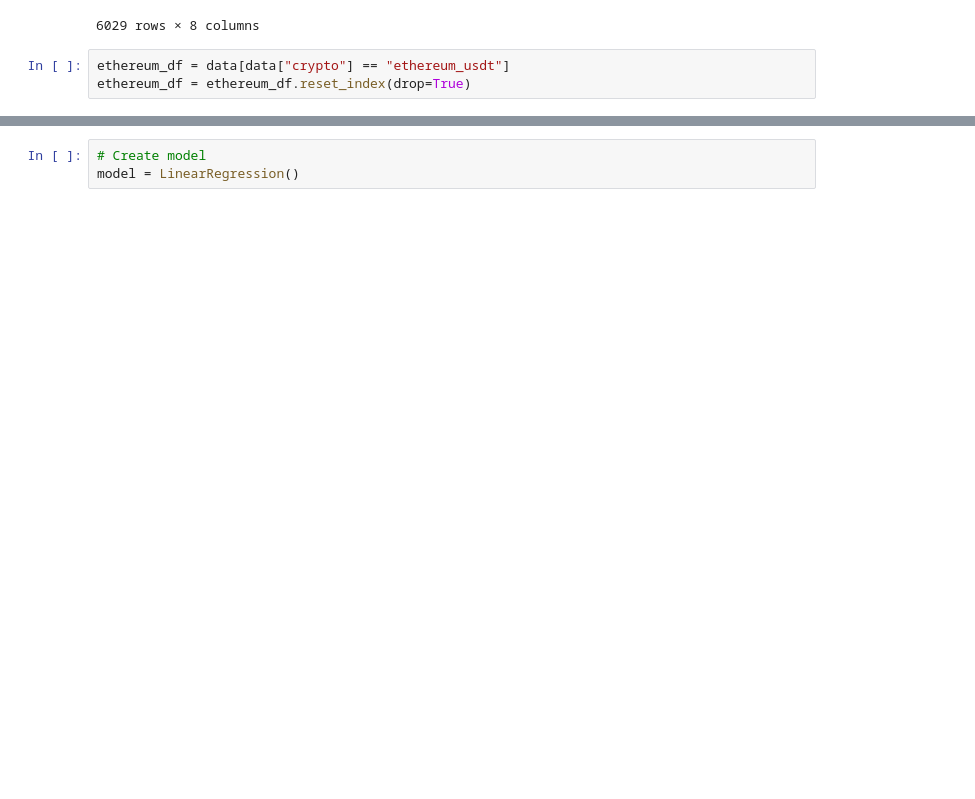
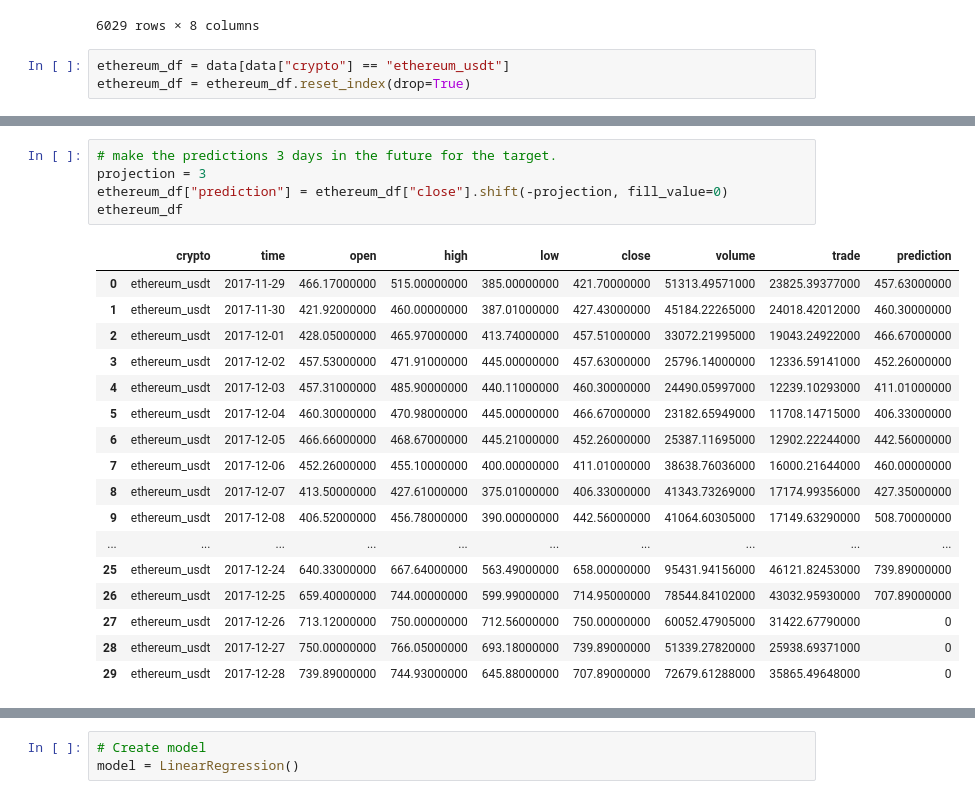
Before and after one commit to TomHOldershaw/Project4, a Jupyter notebook: Abz ethereum linear regression.ipynb, the cells around one changed output, grey strips where cells are left out. Saved outputs shown, nothing was run; the diff lists cells and outputs as text; blank space fills up the shorter version.

```diff
--- a/Abz ethereum linear regression.ipynb
+++ b/Abz ethereum linear regression.ipynb
@@ -67,3 +81,26 @@ ethereum_df
+# %%
+# make the predictions 3 days in the future for the target.
+projection = 3
+ethereum_df["prediction"] = ethereum_df["close"].shift(-projection, fill_value=0)
+ethereum_df
+# %% [output]
+|  | crypto | time | open | high | low | close | volume | trade | prediction |
+| 0 | ethereum_usdt | 2017-11-29 | 466.17000000 | 515.00000000 | 385.00000000 | 421.70000000 | 51313.49571000 | 23825.39377000 | 457.63000000 |
+| 1 | ethereum_usdt | 2017-11-30 | 421.92000000 | 460.00000000 | 387.01000000 | 427.43000000 | 45184.22265000 | 24018.42012000 | 460.30000000 |
+| 2 | ethereum_usdt | 2017-12-01 | 428.05000000 | 465.97000000 | 413.74000000 | 457.51000000 | 33072.21995000 | 19043.24922000 | 466.67000000 |
+| 3 | ethereum_usdt | 2017-12-02 | 457.53000000 | 471.91000000 | 445.00000000 | 457.63000000 | 25796.14000000 | 12336.59141000 | 452.26000000 |
+| 4 | ethereum_usdt | 2017-12-03 | 457.31000000 | 485.90000000 | 440.11000000 | 460.30000000 | 24490.05997000 | 12239.10293000 | 411.01000000 |
+| 5 | ethereum_usdt | 2017-12-04 | 460.30000000 | 470.98000000 | 445.00000000 | 466.67000000 | 23182.65949000 | 11708.14715000 | 406.33000000 |
+| 6 | ethereum_usdt | 2017-12-05 | 466.66000000 | 468.67000000 | 445.21000000 | 452.26000000 | 25387.11695000 | 12902.22244000 | 442.56000000 |
+| 7 | ethereum_usdt | 2017-12-06 | 452.26000000 | 455.10000000 | 400.00000000 | 411.01000000 | 38638.76036000 | 16000.21644000 | 460.00000000 |
+| 8 | ethereum_usdt | 2017-12-07 | 413.50000000 | 427.61000000 | 375.01000000 | 406.33000000 | 41343.73269000 | 17174.99356000 | 427.35000000 |
+| 9 | ethereum_usdt | 2017-12-08 | 406.52000000 | 456.78000000 | 390.00000000 | 442.56000000 | 41064.60305000 | 17149.63290000 | 508.70000000 |
+| ... | ... | ... | ... | ... | ... | ... | ... | ... | ... |
+| 25 | ethereum_usdt | 2017-12-24 | 640.33000000 | 667.64000000 | 563.49000000 | 658.00000000 | 95431.94156000 | 46121.82453000 | 739.89000000 |
+| 26 | ethereum_usdt | 2017-12-25 | 659.40000000 | 744.00000000 | 599.99000000 | 714.95000000 | 78544.84102000 | 43032.95930000 | 707.89000000 |
+| 27 | ethereum_usdt | 2017-12-26 | 713.12000000 | 750.00000000 | 712.56000000 | 750.00000000 | 60052.47905000 | 31422.67790000 | 0 |
+| 28 | ethereum_usdt | 2017-12-27 | 750.00000000 | 766.05000000 | 693.18000000 | 739.89000000 | 51339.27820000 | 25938.69371000 | 0 |
+| 29 | ethereum_usdt | 2017-12-28 | 739.89000000 | 744.93000000 | 645.88000000 | 707.89000000 | 72679.61288000 | 35865.49648000 | 0 |
 # %%
 ethereum_df = ethereum_df.set_index("time")
 ethereum_df
```
Also changed, not shown: parts of 34 cells of this notebook.
